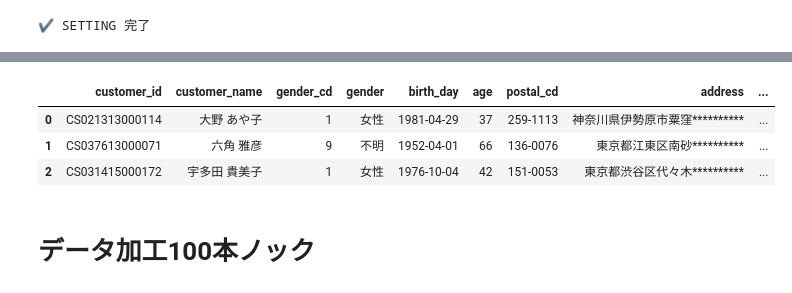
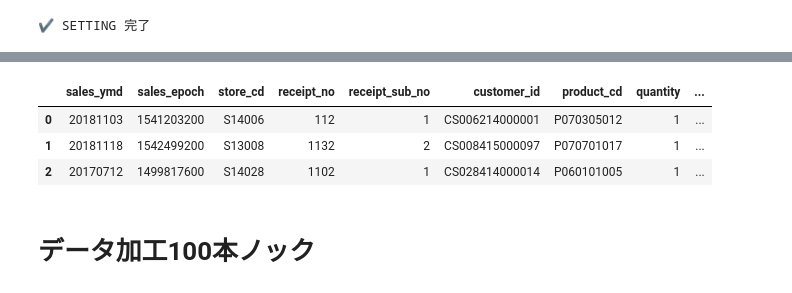
Before and after one commit to AtsushiEGW/sql_training, a Jupyter notebook: work/preprocess_knock_SQL.ipynb, the cells around one changed output, grey strips where cells are left out. Saved outputs shown, nothing was run; the diff lists cells and outputs as text; code cells hidden in the pictures.

```diff
--- a/work/preprocess_knock_SQL.ipynb
+++ b/work/preprocess_knock_SQL.ipynb
@@ -8,3 +8,29 @@
     - 結果確認のために表示させる量を適切にコントロールし、作業を軽快にすすめる技術もデータ加工には求められます
 - 大量結果が出力された場合は、ファイルが重くなり以降開けなくなることもあります
 - 名前、住所等はダミーデータであり、実在するものではありません
+# %%
+!python ../init.py
+
+import os
+import pandas as pd
+from sqlalchemy import create_engine, text
+from IPython.display import display
+from dotenv import load_dotenv
+
+load_dotenv()
+PG_URL = (
+    f"postgresql+psycopg2://{os.getenv('POSTGRES_USER')}:{os.getenv('POSTGRES_PASSWORD')}@"
+    f"{os.getenv('POSTGRES_HOST')}:{os.getenv('POSTGRES_PORT')}/{os.getenv('POSTGRES_DB')}"
+)
+engine = create_engine(PG_URL, future=True)
+
+def q(sql: str, /, **params) -> pd.DataFrame:
+    return pd.read_sql_query(text(sql), engine, params=params)
+
+pd.set_option("display.max_rows", 50)
+pd.set_option("display.max_columns", None)
+pd.set_option("display.max_colwidth", 100)
+pd.set_option("display.precision", 4)
+pd.set_option("display.width", 1000)
+
+print("Setup complete.")
@@ -42,14 +63,15 @@ SQL SENTENCE HERE
 # %%
-sql("""--sql
+# 使い方
+q("""--sql
 
-select * from customer limit 3;
+select * from receipt limit 3
 
 """)
 # %% [output]
-|  | customer_id | customer_name | gender_cd | gender | birth_day | age | postal_cd | address | ... |
-| 0 | CS021313000114 | 大野 あや子 | 1 | 女性 | 1981-04-29 | 37 | 259-1113 | 神奈川県伊勢原市粟窪********** | ... |
-| 1 | CS037613000071 | 六角 雅彦 | 9 | 不明 | 1952-04-01 | 66 | 136-0076 | 東京都江東区南砂********** | ... |
-| 2 | CS031415000172 | 宇多田 貴美子 | 1 | 女性 | 1976-10-04 | 42 | 151-0053 | 東京都渋谷区代々木********** | ... |
+|  | sales_ymd | sales_epoch | store_cd | receipt_no | receipt_sub_no | customer_id | product_cd | quantity | ... |
+| 0 | 20181103 | 1541203200 | S14006 | 112 | 1 | CS006214000001 | P070305012 | 1 | ... |
+| 1 | 20181118 | 1542499200 | S13008 | 1132 | 2 | CS008415000097 | P070701017 | 1 | ... |
+| 2 | 20170712 | 1499817600 | S14028 | 1102 | 1 | CS028414000014 | P060101005 | 1 | ... |
 # %% [markdown]
 # データ加工100本ノック
 # %% [markdown]
```
Also changed, not shown: parts of 4 cells of this notebook, 6 other files.
